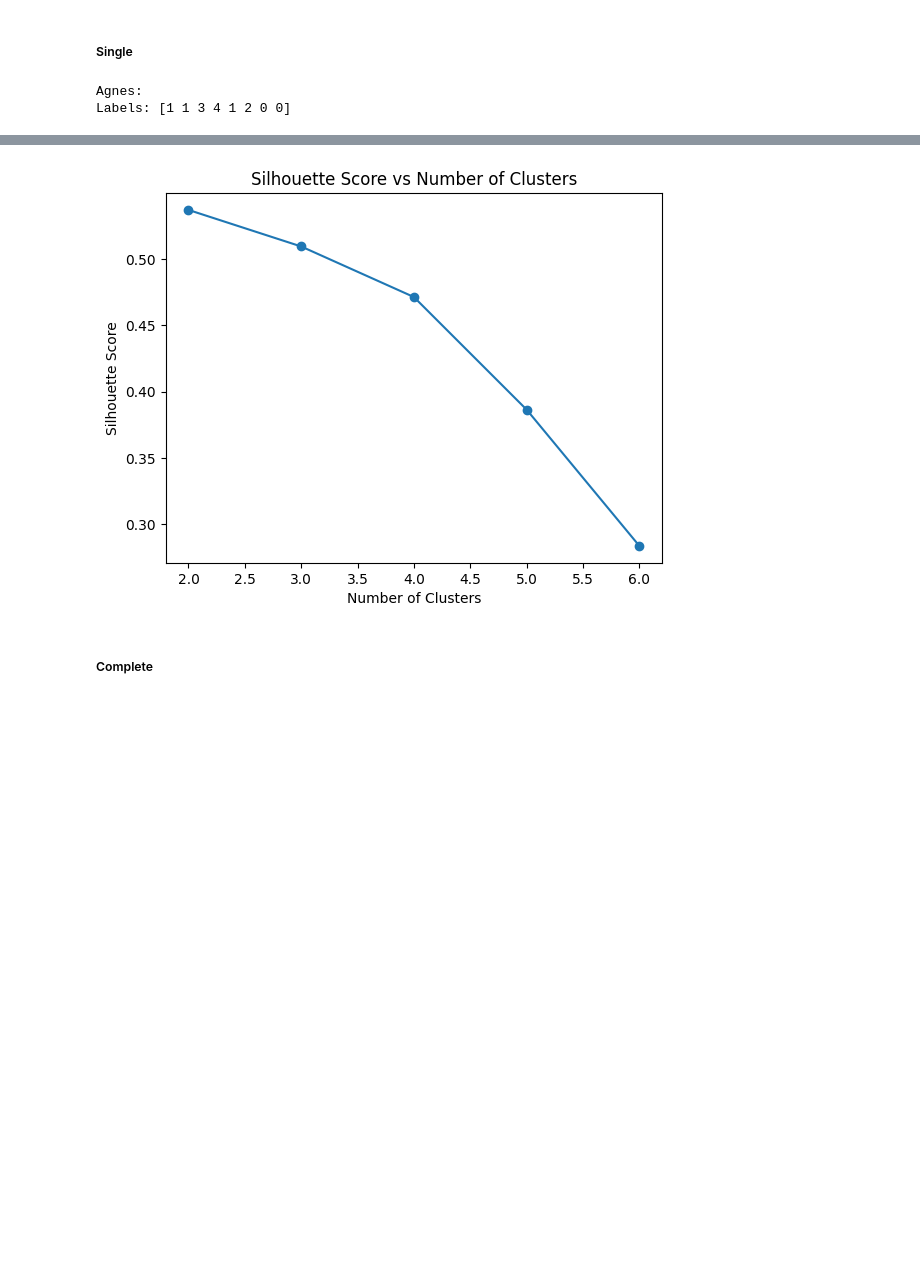
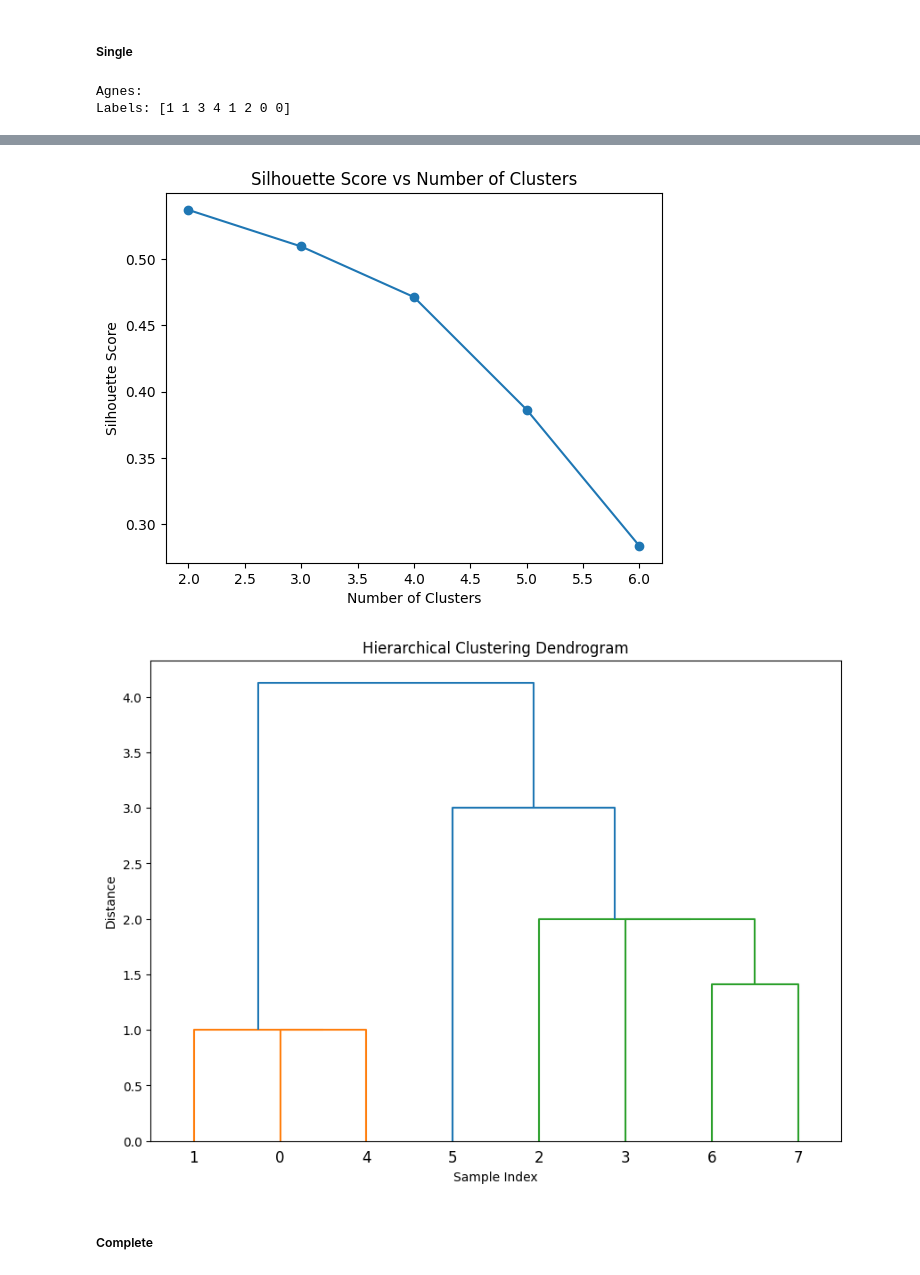
Before and after one commit to NP-15/Machine-learning, a Jupyter notebook: Sessions/Clustering-1.ipynb, the cells around one changed output, grey strips where cells are left out. Saved outputs shown, nothing was run; the diff lists cells and outputs as text; code cells hidden in the pictures; blank space fills up the shorter version.

```diff
--- a/Sessions/Clustering-1.ipynb
+++ b/Sessions/Clustering-1.ipynb
@@ -222,20 +253,22 @@ Labels: [1 1 3 4 1 2 0 0]
 # %%
 with warnings.catch_warnings():
     warnings.simplefilter('ignore')
 
     agnes = AgglomerativeClustering(n_clusters=k, linkage='single')
     agnes.fit(X)
 
     print("\nAgnes:")
     print("Labels:", agnes.labels_)
 
     plot_silhouette(X, agnes.labels_)
     plot_silhouette_vs_clusters(X, min_clusters, max_clusters)
+    plot_dendrogram(X, 'single')
 # %% [output]
 Agnes:
 Labels: [1 1 3 4 1 2 0 0]
 [figure]
 [figure]
+[figure, added]
 # %% [markdown]
 ##### Complete
 # %%
```
Also changed, not shown: parts of 15 cells of this notebook.
